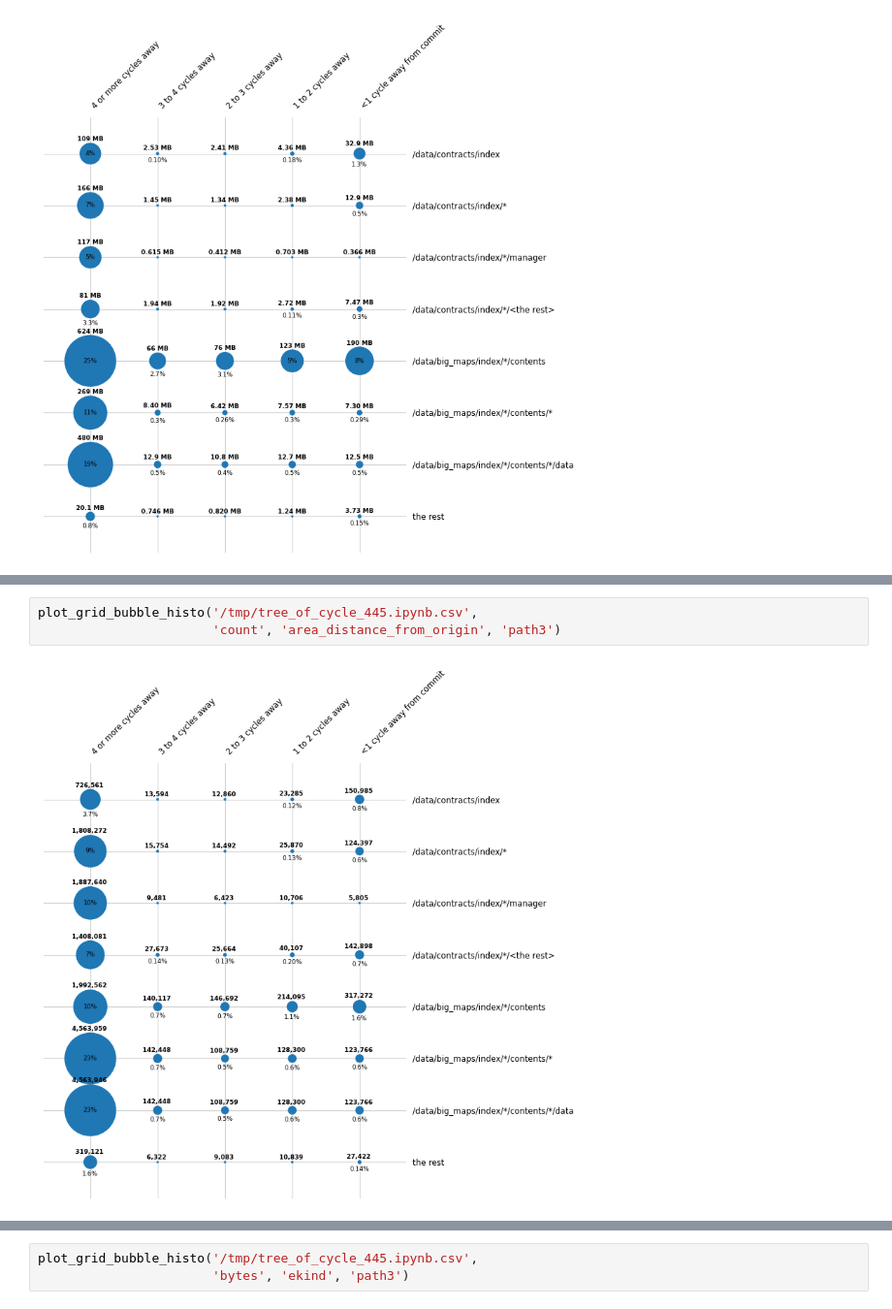
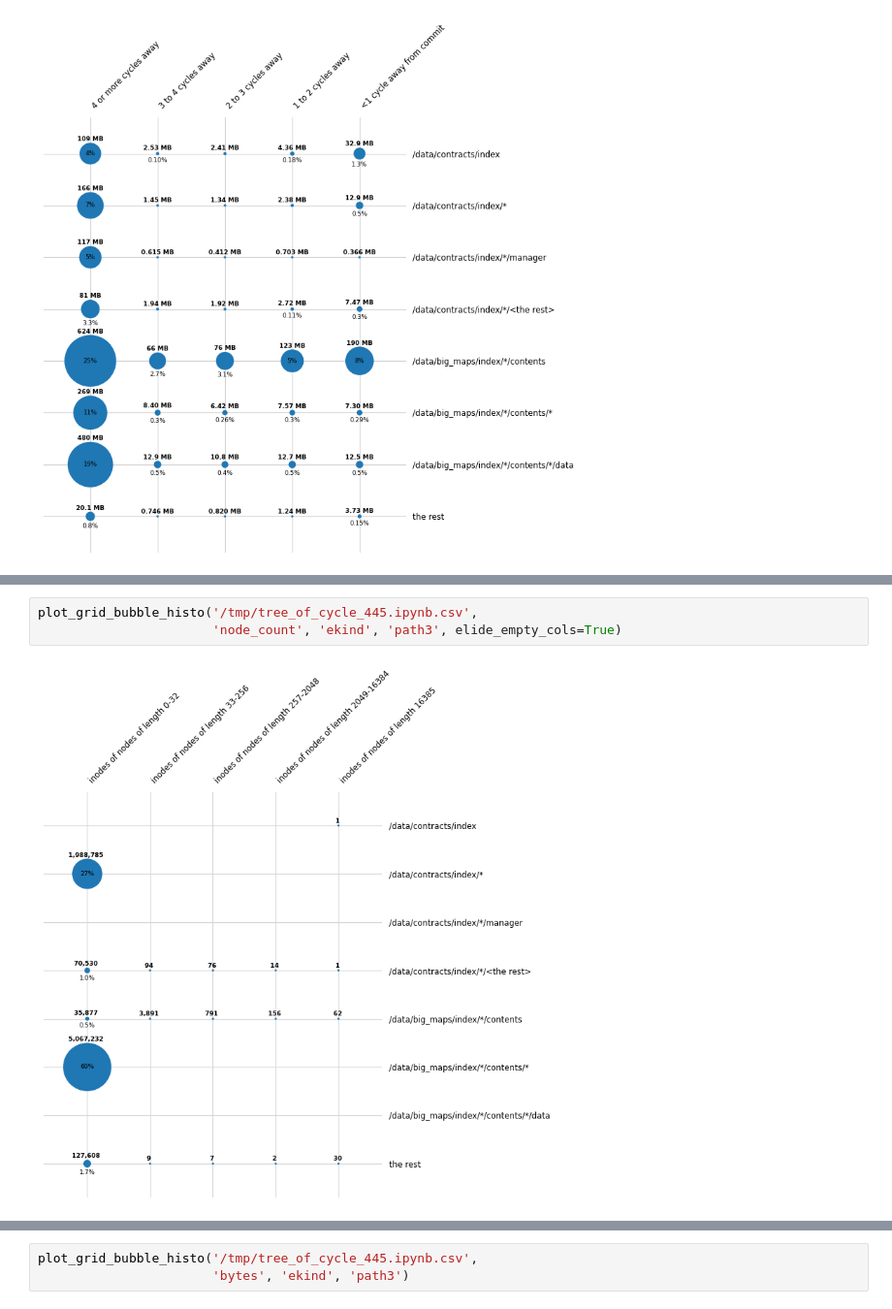
Before and after one commit to Ngoguey42/segment_hangzhou, a Jupyter notebook: tree_of_cycle_445.ipynb, the cells around one changed output, grey strips where cells are left out. Shown at 97% size. Cells and saved outputs as stored; diff of their text form.

Commit message:
Add and comment grid plots

```diff
--- a/tree_of_cycle_445.ipynb
+++ b/tree_of_cycle_445.ipynb
@@ -133,5 +152,5 @@ plot_grid_bubble_histo('/tmp/tree_of_cycle_445.ipynb.csv',
 # %%
 plot_grid_bubble_histo('/tmp/tree_of_cycle_445.ipynb.csv',
-                       'count', 'area_distance_from_origin', 'path3')
+                       'node_count', 'ekind', 'path3', elide_empty_cols=True)
 # %% [output]
-[figure, old version]
+[figure, new version]
```
Also changed, not shown: parts of 18 cells of this notebook, 12 other files.
